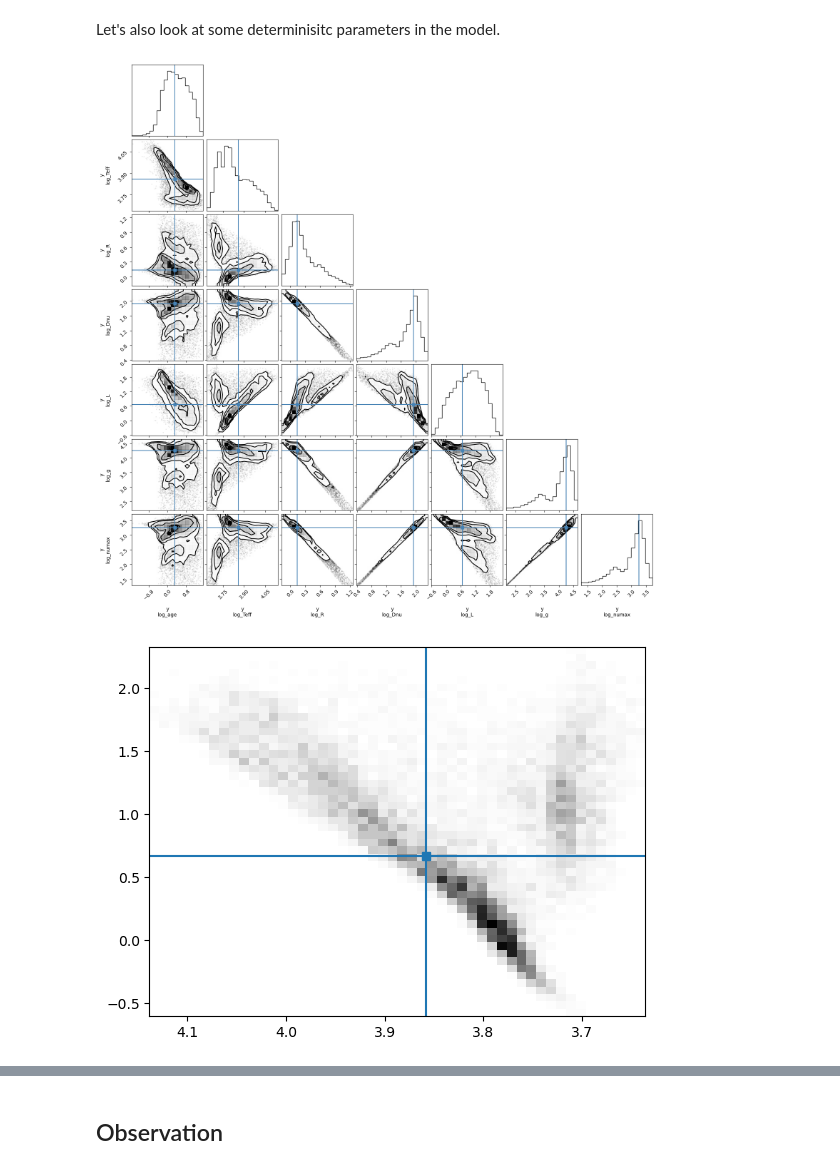
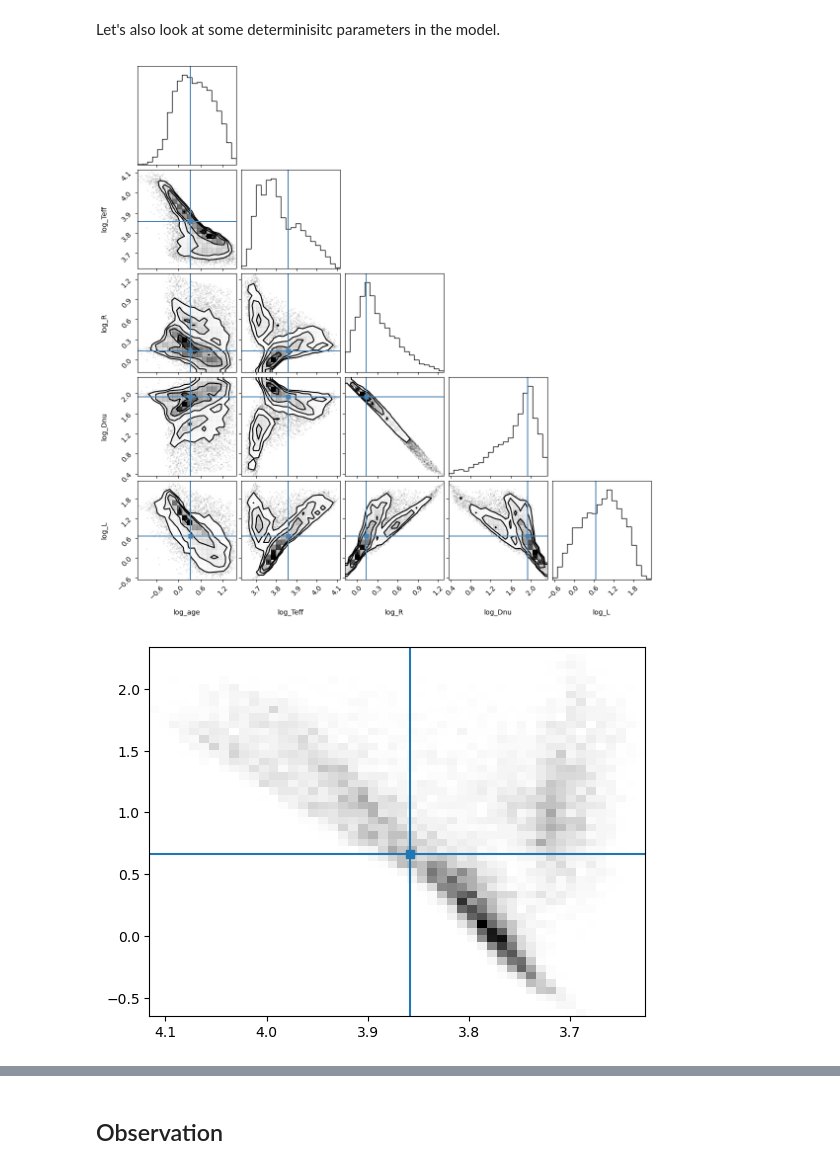
Before and after one commit to alexlyttle/scalable-stellar-inference, a Jupyter notebook: notebook/single-star-spec.ipynb, the cells around one changed output, grey strips where cells are left out. Saved outputs shown, nothing was run; the diff lists cells and outputs as text; code cells hidden in the pictures.

```diff
--- a/notebook/single-star-spec.ipynb
+++ b/notebook/single-star-spec.ipynb
@@ -114,14 +88,10 @@ Now, let's create our star model. We need to provide some model constants. These
 # %%
 rng = random.PRNGKey(0)
 observables = ["log_Teff", "log_L"]
-sigma_mh = 0.1
-
-rng, key = random.split(rng)
-mu_mh = truths["M_H"] + sigma_mh * random.normal(key)  # add noise to metallicity prior
 
 # Create dictionary of model constants
 const = {
-    "M_H": dict(loc=mu_mh, scale=sigma_mh),
+    "M_H": dict(loc=obs["M_H"], scale=obs["sigma_M_H"]),
 }
 
 # Create model
@@ -150,6 +120,9 @@ Sample from the model prior.
 # %%
 rng, key = random.split(rng)
 prior_predictive = Predictive(model, num_samples=10000)
-prior_samples = prior_predictive(key)
+prior = prior_predictive(key)
+y = prior.pop("y")
+for i, key in enumerate(model.outputs):
+    prior[key] = y[..., i]
 # %% [markdown]
 Let's put the prior samples in an `arviz.InferenceData` class. This makes it easier to plot and save.
@@ -164,2 +129,3 @@ Inference data with groups:
-# %%
-truths["y"] = np.stack([truths[key] for key in model.outputs], -1)
+# %%
+data = az.from_numpyro(prior=prior)
+data
@@ -173,17 +142,16 @@ fig = corner(data, group="prior", var_names=var_names, truths=truths)
 # %% [markdown]
 Let's also look at some determinisitc parameters in the model.
 # %%
-# var_names = ["log_age", "log_Teff", "log_g", "log_L", "log_R"]
-var_names = "y"
+var_names = ["log_age", "log_Teff", "log_R", "log_Dnu", "log_L"]
 fig = corner(data, group="prior", var_names=var_names, truths=truths)
 # %% [output]
-[figure, old version]
+[figure, new version]
 # %%
 fig, ax = plt.subplots()
 
 ax.hist2d(
-    data.prior.y.sel(output="log_Teff").squeeze(),
-    data.prior.y.sel(output="log_L").squeeze(),
+    data.prior.log_Teff.squeeze(),
+    data.prior.log_L.squeeze(),
     bins=50,
     cmap="Greys"
 )
@@ -192,7 +160,7 @@ ax.axhline(truths["log_L"])
 ax.plot(truths["log_Teff"], truths["log_L"], "s")
 ax.invert_xaxis()
 # %% [output]
-[figure, old version]
+[figure, new version]
 # %%
 fig, ax = plt.subplots()
 
```
Also changed, not shown: parts of 25 cells of this notebook.
